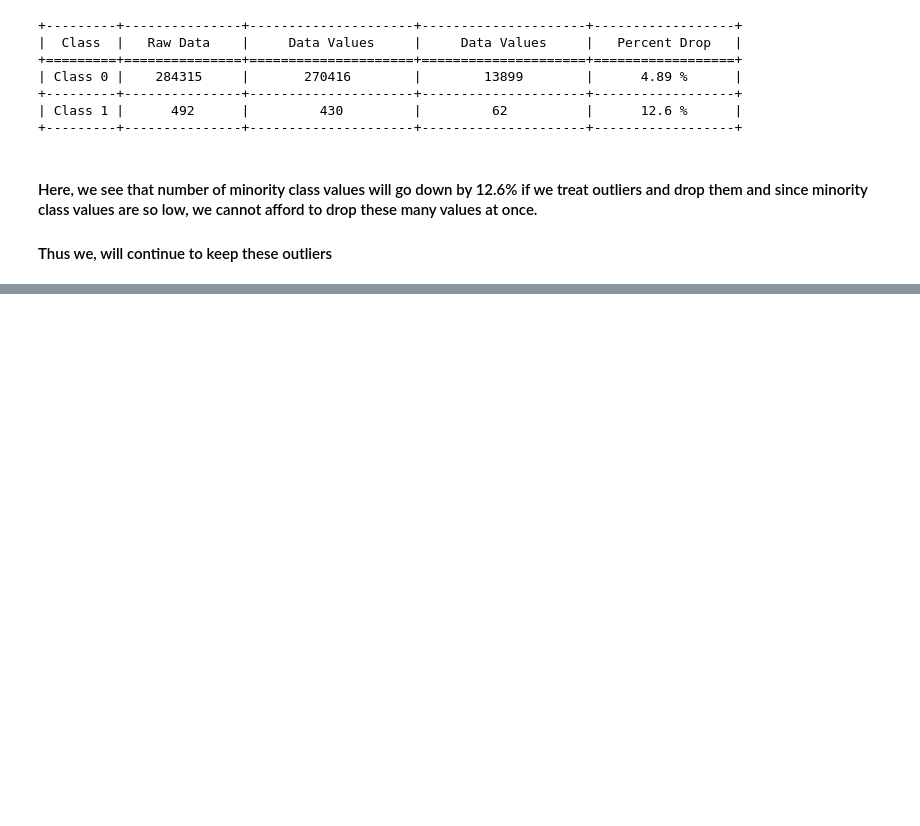
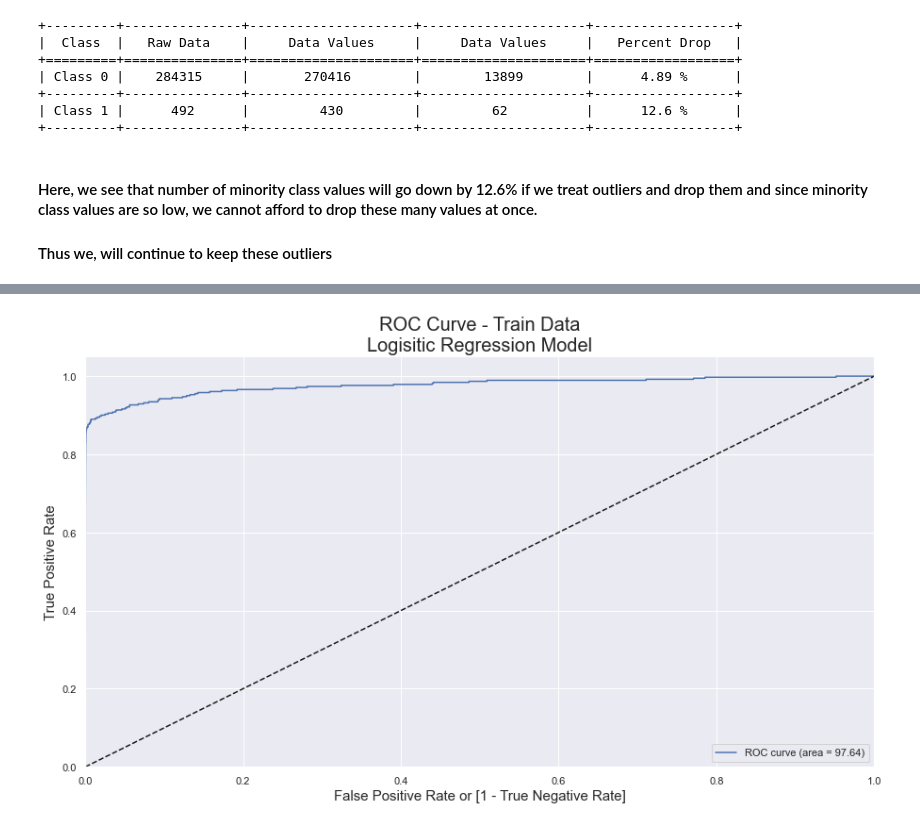
Before and after one commit to akshaykadam100/Credit-Card-Fraud-Detection, a Jupyter notebook: modelling/V1_Akshay_Kadam_DML2070010.ipynb, the cells around one changed output, grey strips where cells are left out. Saved outputs shown, nothing was run; the diff lists cells and outputs as text; code cells hidden in the pictures; blank space fills up the shorter version.

```diff
--- a/modelling/V1_Akshay_Kadam_DML2070010.ipynb
+++ b/modelling/V1_Akshay_Kadam_DML2070010.ipynb
@@ -1504,0 +1670,41 @@ check_class_distribution_on_handling_outlier(series_name='V28', quantile_val_low
+# %%
+conf_matrix = metrics.confusion_matrix(y_train_pred_final.Class, y_train_pred_final[cut_off])
+
+TN = conf_matrix[0, 0]
+FP = conf_matrix[0, 1]
+FN = conf_matrix[1, 0]
+TP = conf_matrix[1, 1]
+
+accuracy_score = metrics.accuracy_score(y_train_pred_final.Class, y_train_pred_final[cut_off])
+accuracy_score = round(accuracy_score*100, 2)
+
+precision_score = metrics.precision_score(y_train_pred_final.Class, y_train_pred_final[cut_off])
+precision_score = round(precision_score*100, 2)
+
+recall_score = metrics.recall_score(y_train_pred_final.Class, y_train_pred_final[cut_off])
+recall_score = round(recall_score*100, 2)
+
+sensitivity = TP / float(FN + TP)
+sensitivity = round(sensitivity*100, 2)
+
+specificity = TN / float(TN + FP)
+specificity = round(specificity*100, 2)
+
+f1_score = metrics.f1_score(y_train_pred_final.Class, y_train_pred_final[cut_off])
+f1_score = round(f1_score*100, 2)
+
+auc_score = metrics.roc_auc_score(y_train_pred_final.Class, y_train_pred_final.class_probability)
+auc_score = round(auc_score*100, 2)
+# %%
+fpr, tpr, thresholds = metrics.roc_curve(y_train_pred_final.Class, y_train_pred_final.class_probability, drop_intermediate=False )
+plt.plot(fpr, tpr, label='ROC curve (area = %0.2f)' % auc_score)
+plt.plot([0, 1], [0, 1], 'k--')
+plt.xlim([0.0, 1.0])
+plt.ylim([0.0, 1.05])
+plt.xlabel('False Positive Rate or [1 - True Negative Rate]', fontdict={'fontsize': 15})
+plt.ylabel('True Positive Rate', fontdict={'fontsize': 15})
+plt.title('ROC Curve - Train Data\nLogisitic Regression Model', fontdict={'fontsize': 20})
+plt.legend(loc="lower right")
+plt.show()
+# %% [output]
+[figure, added]
```
Also changed, not shown: parts of 122 cells of this notebook, 1 other file.
